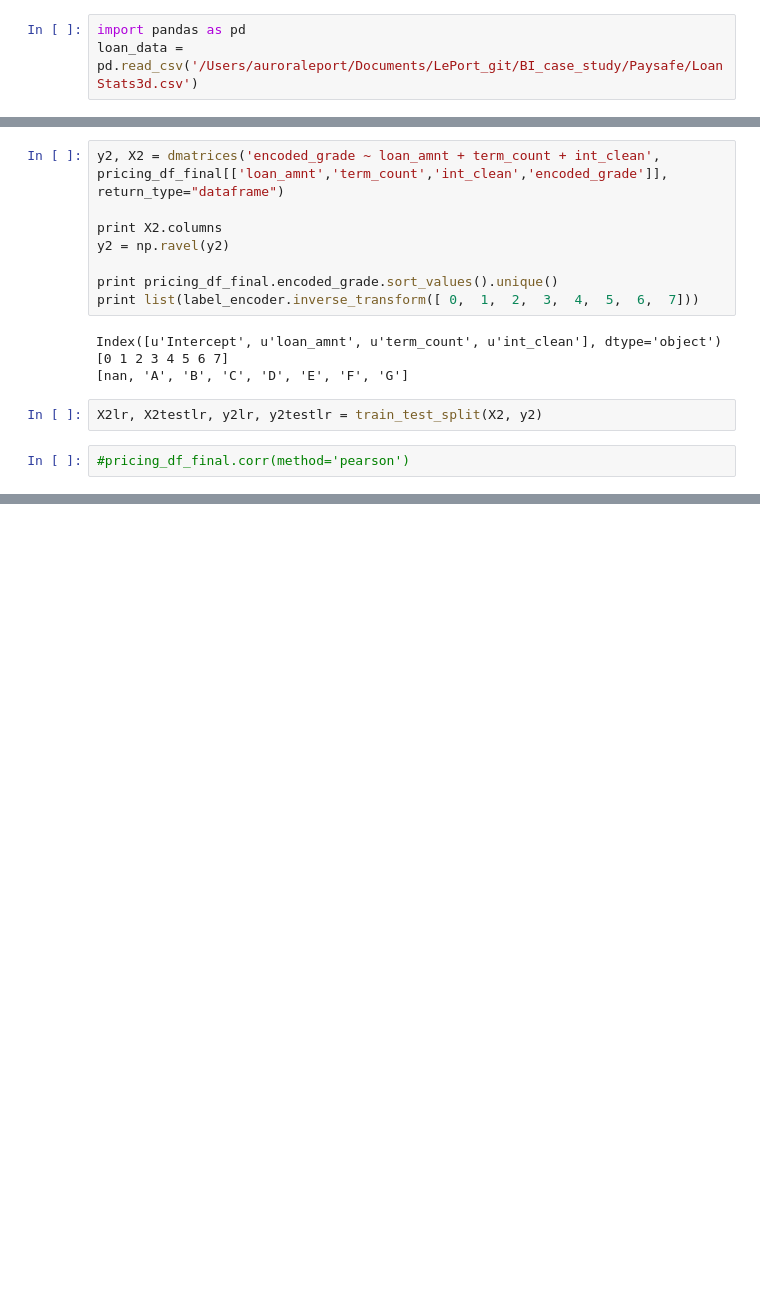
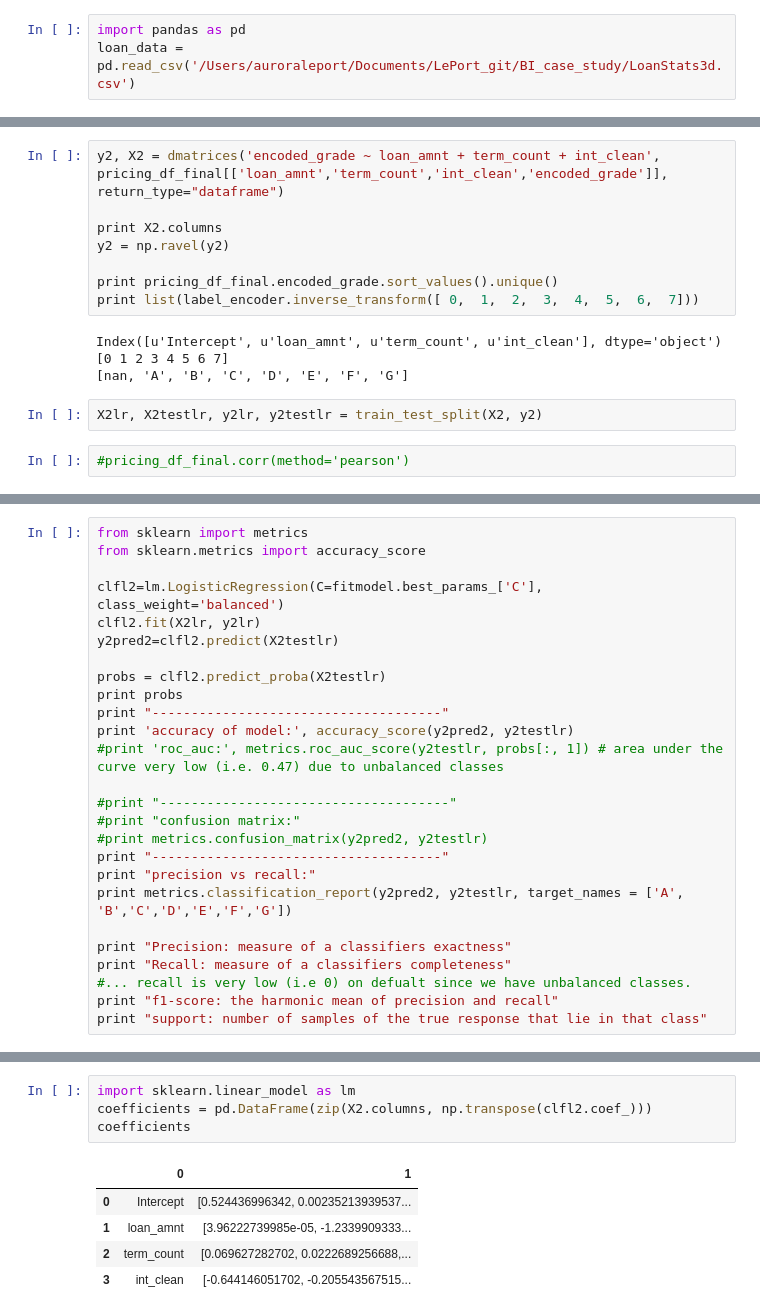
Before and after one commit to AuroraLeport/Business_intel_case_studys, a Jupyter notebook: LoanStats3d_analysis.ipynb, the cells around one changed output, grey strips where cells are left out. Drawn from its saved outputs; the diff is of its cells as text; blank space fills up the shorter version.

```diff
--- a/LoanStats3d_analysis.ipynb
+++ b/LoanStats3d_analysis.ipynb
@@ -4,7 +4,7 @@ pwd
 u'/Users/auroraleport/Documents/LePort_git/BI_case_study/Paysafe'
 # %%
 import pandas as pd
-loan_data = pd.read_csv('/Users/auroraleport/Documents/LePort_git/BI_case_study/Paysafe/LoanStats3d.csv')
+loan_data = pd.read_csv('/Users/auroraleport/Documents/LePort_git/BI_case_study/LoanStats3d.csv')
 # %%
 #dateparse = lambda dates: pd.datetime.strptime(dates, '%b-%y')
 #import pandas as pd
@@ -944,0 +956,26 @@ fitmodel.best_estimator_, fitmodel.best_params_, fitmodel.best_score_, fitmodel.
+# %%
+from sklearn import metrics
+from sklearn.metrics import accuracy_score
+
+clfl2=lm.LogisticRegression(C=fitmodel.best_params_['C'], class_weight='balanced')
+clfl2.fit(X2lr, y2lr)
+y2pred2=clfl2.predict(X2testlr)
+
+probs = clfl2.predict_proba(X2testlr)
+print probs
+print "-------------------------------------"
+print 'accuracy of model:', accuracy_score(y2pred2, y2testlr)
+#print 'roc_auc:', metrics.roc_auc_score(y2testlr, probs[:, 1]) # area under the curve very low (i.e. 0.47) due to unbalanced classes
+
+#print "-------------------------------------"
+#print "confusion matrix:"
+#print metrics.confusion_matrix(y2pred2, y2testlr)
+print "-------------------------------------"
+print "precision vs recall:"
+print metrics.classification_report(y2pred2, y2testlr, target_names = ['A', 'B','C','D','E','F','G'])
+
+print "Precision: measure of a classifiers exactness"
+print "Recall: measure of a classifiers completeness"
+#... recall is very low (i.e 0) on defualt since we have unbalanced classes.
+print "f1-score: the harmonic mean of precision and recall"
+print "support: number of samples of the true response that lie in that class"
@@ -944,0 +1000,10 @@ fitmodel.best_estimator_, fitmodel.best_params_, fitmodel.best_score_, fitmodel.
+# %%
+import sklearn.linear_model as lm
+coefficients = pd.DataFrame(zip(X2.columns, np.transpose(clfl2.coef_)))
+coefficients
+# %% [output]
+|  | 0 | 1 |
+| 0 | Intercept | [0.524436996342, 0.00235213939537... |
+| 1 | loan_amnt | [3.96222739985e-05, -1.2339909333... |
+| 2 | term_count | [0.069627282702, 0.0222689256688,... |
+| 3 | int_clean | [-0.644146051702, -0.205543567515... |
```
Also changed, not shown: parts of 3 cells of this notebook.
